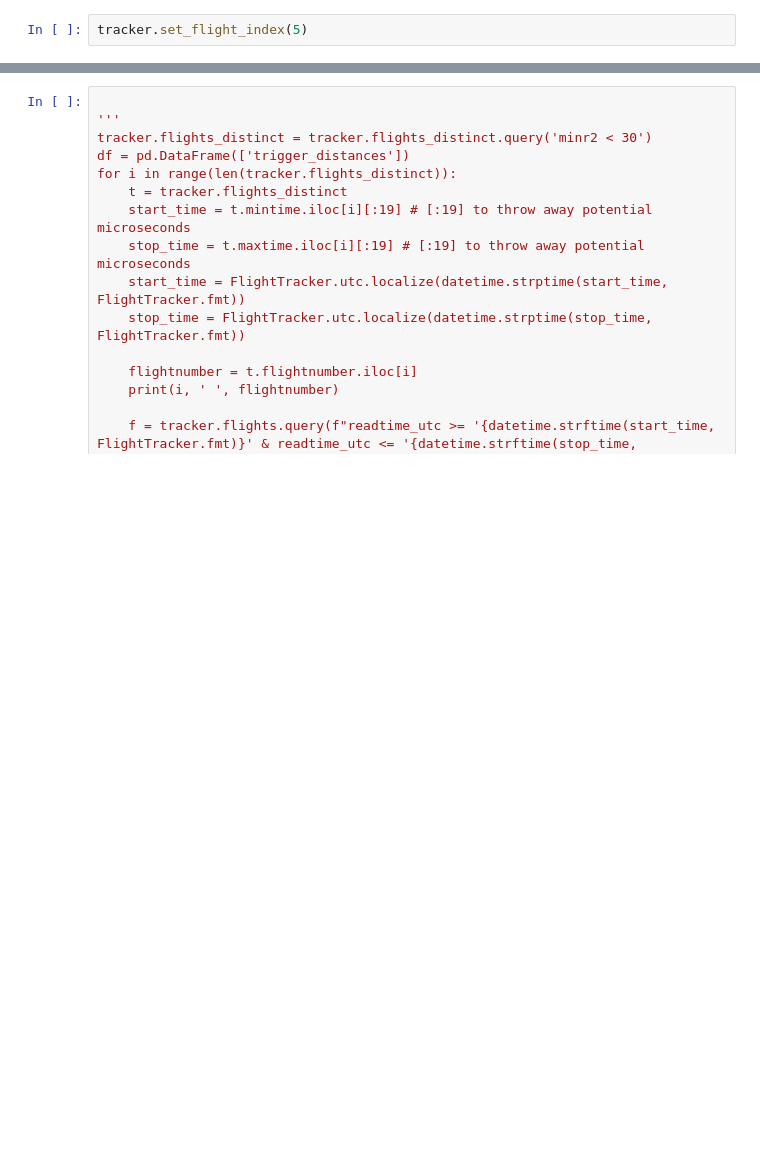
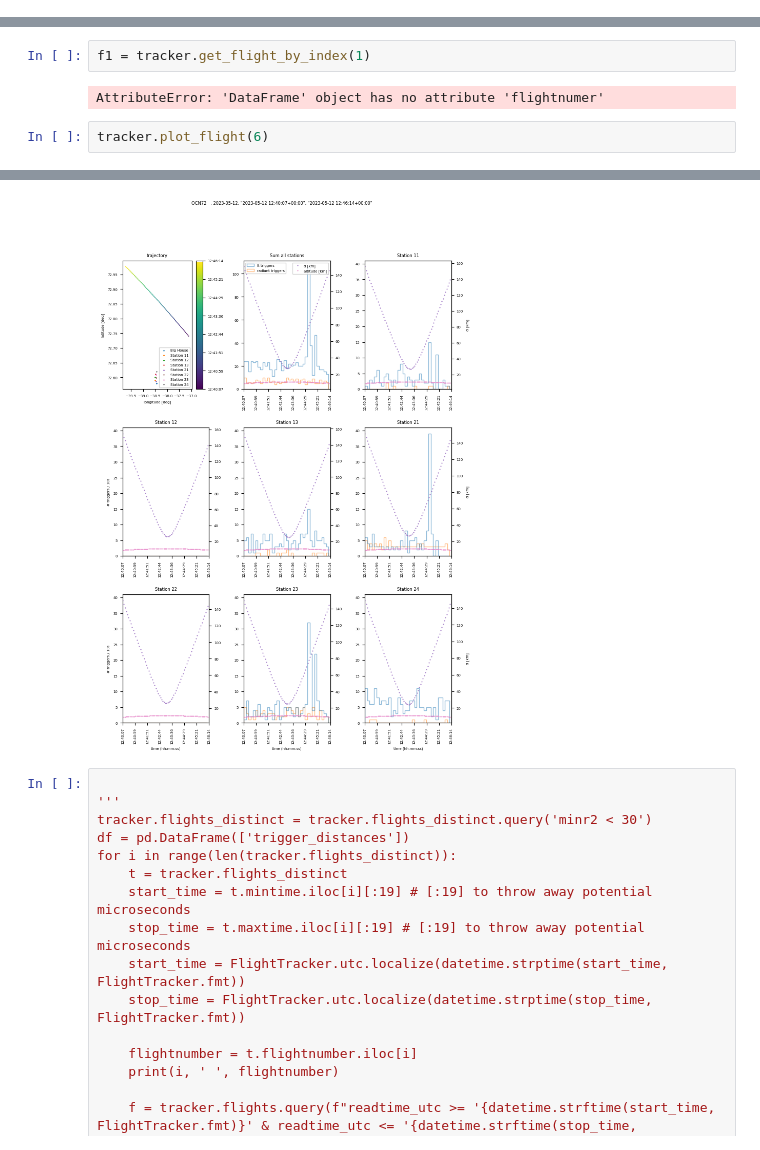
Before and after one commit to OliverSchlemper/Flights, a Jupyter notebook: test.ipynb, the cells around one changed output, grey strips where cells are left out. Saved outputs shown, nothing was run; the diff lists cells and outputs as text; blank space fills up the shorter version.

Commit message:
Flight class try

```diff
--- a/test.ipynb
+++ b/test.ipynb
@@ -60,2 +39,0 @@ tracker.plot_trigger_rate_over_d()
-# %%
-tracker.set_flight_index(5)
@@ -64,0 +40,7 @@ DAL143
+# %%
+f1 = tracker.get_flight_by_index(1)
+# %% [output]
+AttributeError: 'DataFrame' object has no attribute 'flightnumer'
+# %%
+tracker.plot_flight(6)
+# %% [output]
@@ -65,3 +49,4 @@ DAL143
+[figure, added]
 # %%
 
 '''
```
Also changed, not shown: parts of 9 cells of this notebook, 38 other files.
